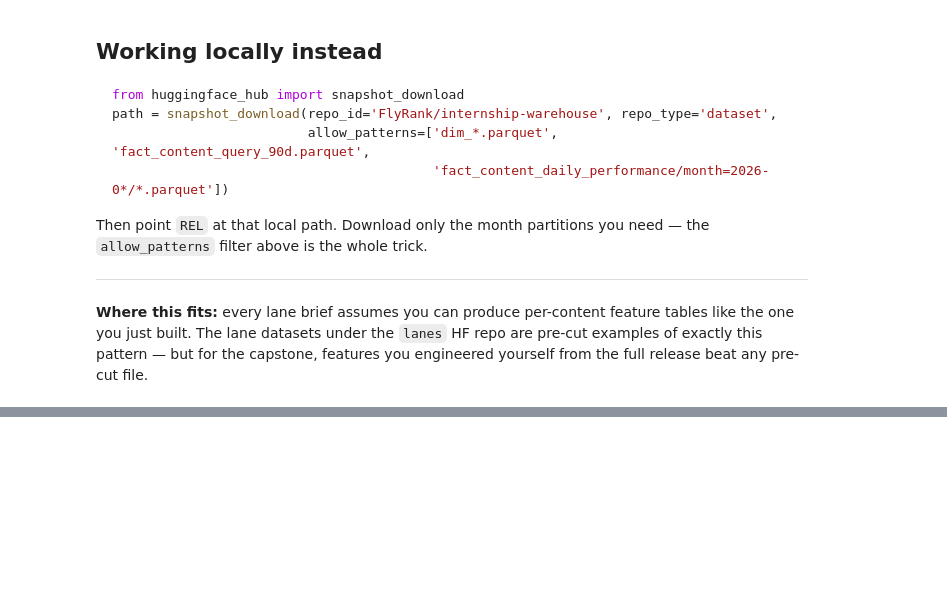
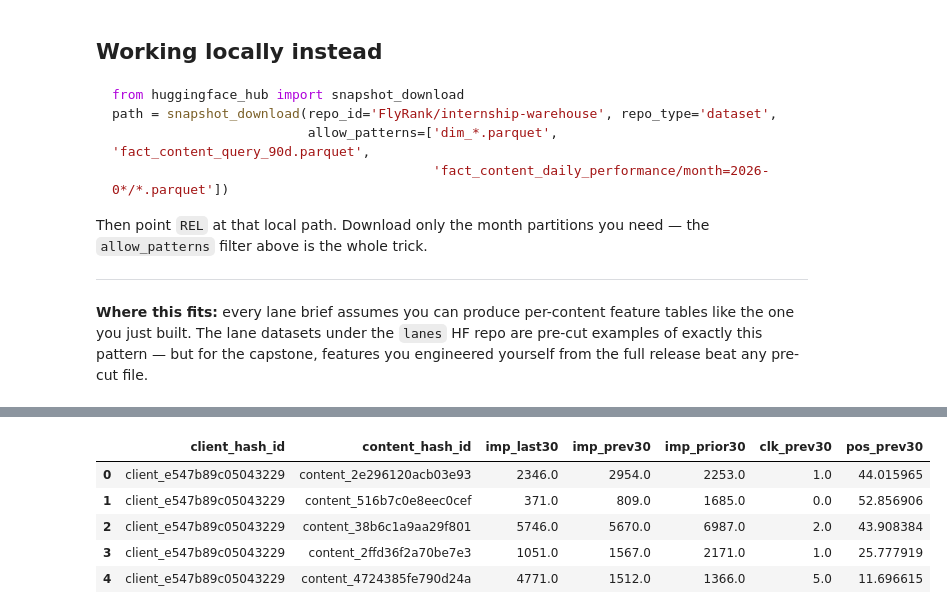
Before and after one commit to ShamKottish/FlyRankML, a Jupyter notebook: notebooks/03_working_with_the_full_release.ipynb, the cells around one changed output, grey strips where cells are left out. Saved outputs shown, nothing was run; the diff lists cells and outputs as text; code cells hidden in the pictures; blank space fills up the shorter version.

```diff
--- a/notebooks/03_working_with_the_full_release.ipynb
+++ b/notebooks/03_working_with_the_full_release.ipynb
@@ -181,3 +228,90 @@ Then point `REL` at that local path. Download only the month partitions you need
 the one you just built. The lane datasets under the `lanes` HF repo are pre-cut examples of
 exactly this pattern — but for the capstone, features you engineered yourself from the full
 release beat any pre-cut file.
+# %%
+# YOUR TURN 1:
+# Rebuild the feature table using a 90-day history window.
+
+features_90d = con.sql(f"""
+    WITH bounds AS (
+        SELECT MAX(report_date) AS end_d
+        FROM {TABLES['fact_daily']}
+    ),
+
+    windowed AS (
+        SELECT
+            f.client_hash_id,
+            f.content_hash_id,
+
+            -- Outcome period: most recent 30 days
+            SUM(
+                CASE
+                    WHEN f.report_date > b.end_d - INTERVAL 30 DAY
+                    THEN f.gsc_impressions
+                    ELSE 0
+                END
+            ) AS imp_last30,
+
+            -- Previous 30 days
+            SUM(
+                CASE
+                    WHEN f.report_date > b.end_d - INTERVAL 60 DAY
+                     AND f.report_date <= b.end_d - INTERVAL 30 DAY
+                    THEN f.gsc_impressions
+                    ELSE 0
+                END
+            ) AS imp_prev30,
+
+            -- Earlier 30 days, giving us 90 days total
+            SUM(
+                CASE
+                    WHEN f.report_date > b.end_d - INTERVAL 90 DAY
+                     AND f.report_date <= b.end_d - INTERVAL 60 DAY
+                    THEN f.gsc_impressions
+                    ELSE 0
+                END
+            ) AS imp_prior30,
+
+            -- Previous-period clicks
+            SUM(
+                CASE
+                    WHEN f.report_date > b.end_d - INTERVAL 60 DAY
+                     AND f.report_date <= b.end_d - INTERVAL 30 DAY
+                    THEN f.gsc_clicks
+                    ELSE 0
+                END
+            ) AS clk_prev30,
+
+            -- Previous-period average position
+            AVG(
+                CASE
+                    WHEN f.report_date > b.end_d - INTERVAL 60 DAY
+                     AND f.report_date <= b.end_d - INTERVAL 30 DAY
+                     AND f.gsc_avg_position > 0
+                    THEN f.gsc_avg_position
+                END
+            ) AS pos_prev30
+
+        FROM {TABLES['fact_daily']} f, bounds b
+
+        WHERE
+            f.report_date > b.end_d - INTERVAL 90 DAY
+
+        GROUP BY
+            f.client_hash_id,
+            f.content_hash_id
+
+        HAVING imp_prev30 >= 500
+    )
+
+    SELECT *
+    FROM windowed
+""").df()
+
+print(
+    f"{len(features_90d):,} content items "
+    "with at least 500 impressions in the previous 30 days"
+)
+
+features_90d.head()
+# %% [output]
@@ -183,0 +319,6 @@ release beat any pre-cut file.
+|  | client_hash_id | content_hash_id | imp_last30 | imp_prev30 | imp_prior30 | clk_prev30 | pos_prev30 |
+| 0 | client_e547b89c05043229 | content_2e296120acb03e93 | 2346.0 | 2954.0 | 2253.0 | 1.0 | 44.015965 |
+| 1 | client_e547b89c05043229 | content_516b7c0e8eec0cef | 371.0 | 809.0 | 1685.0 | 0.0 | 52.856906 |
+| 2 | client_e547b89c05043229 | content_38b6c1a9aa29f801 | 5746.0 | 5670.0 | 6987.0 | 2.0 | 43.908384 |
+| 3 | client_e547b89c05043229 | content_2ffd36f2a70be7e3 | 1051.0 | 1567.0 | 2171.0 | 1.0 | 25.777919 |
+| 4 | client_e547b89c05043229 | content_4724385fe790d24a | 4771.0 | 1512.0 | 1366.0 | 5.0 | 11.696615 |
```
Also changed, not shown: parts of 15 cells of this notebook.
